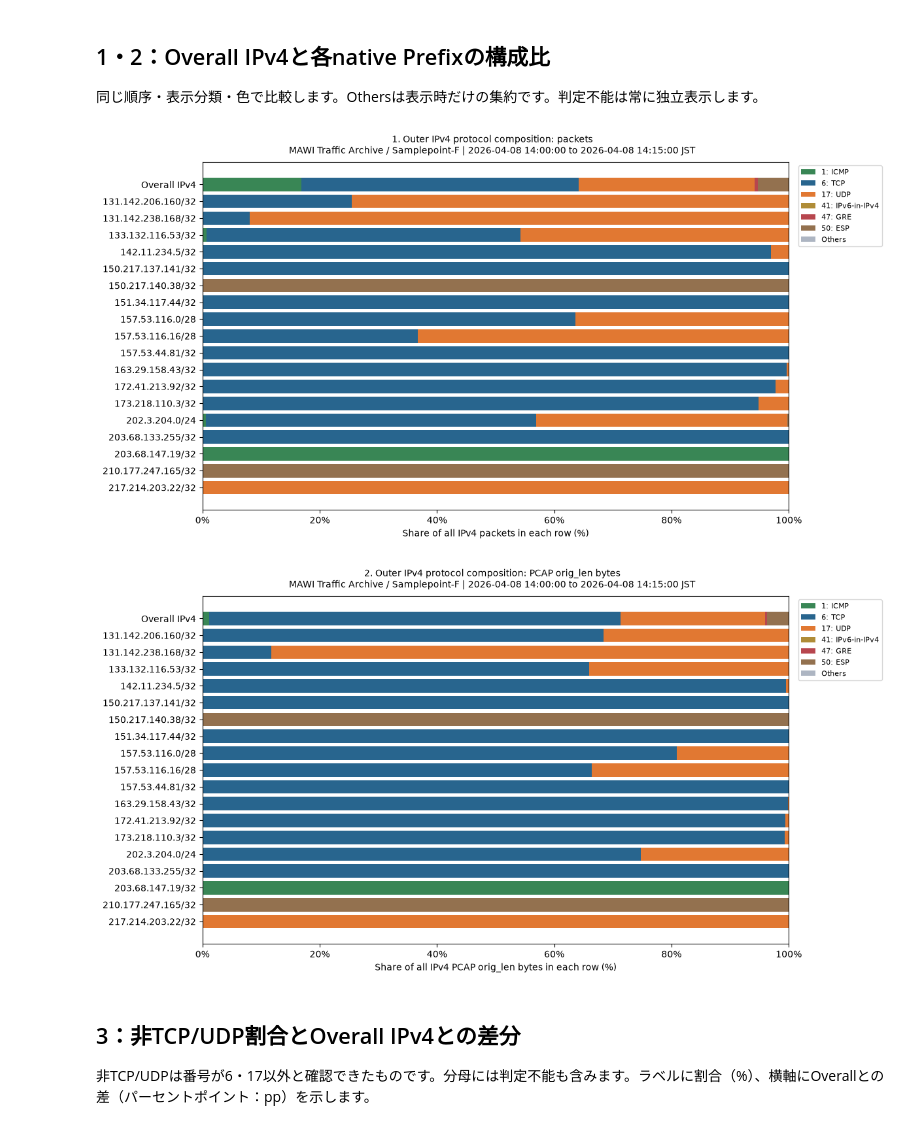
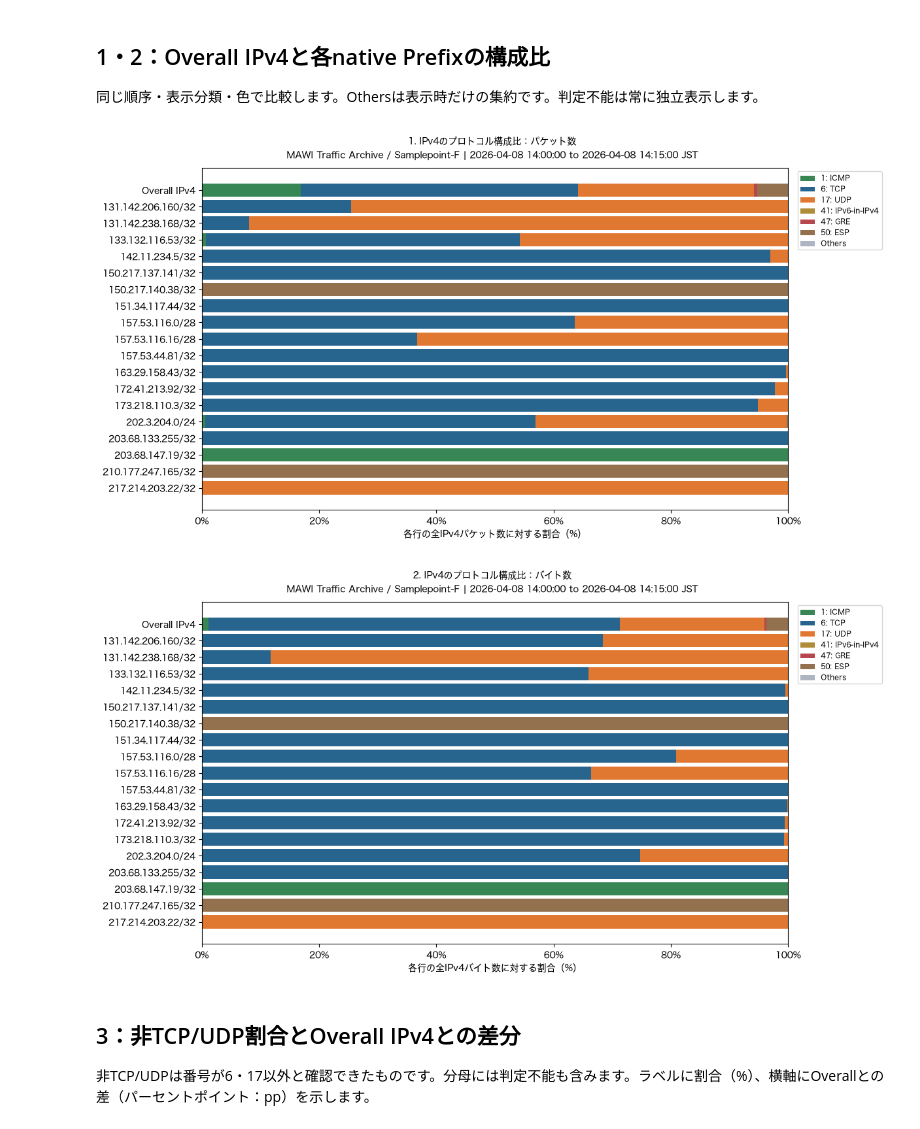
Before and after one commit to ShuntaSakai/mawi-protocol-analysis, a Jupyter notebook: notebook/02_prefix_protocol_distribution.ipynb, the cells around one changed output. Drawn from its saved outputs; the diff is of its cells as text; code cells hidden in the pictures.

```diff
--- a/notebook/02_prefix_protocol_distribution.ipynb
+++ b/notebook/02_prefix_protocol_distribution.ipynb
@@ -31,6 +31,8 @@ from matplotlib.ticker import PercentFormatter
 from IPython.display import display
 
 %matplotlib inline
+
+plt.rcParams["font.family"] = "Hiragino Sans"
 
 if BYTE_METRIC not in {"original_frame_bytes", "ip_packet_bytes"}:
     raise ValueError("Unsupported BYTE_METRIC")
@@ -99,7 +101,7 @@ dataset_caption = DATA_LABEL or f"{manifest['dataset']['name']} / {manifest['dat
 start_label = pd.Timestamp(window["start_jst"]).strftime("%Y-%m-%d %H:%M:%S")
 end_label = pd.Timestamp(window["end_jst"]).strftime("%Y-%m-%d %H:%M:%S")
 caption = f"{dataset_caption} | {start_label} to {end_label} JST"
-byte_label = {"original_frame_bytes": "PCAP orig_len bytes", "ip_packet_bytes": "known IP packet bytes"}[BYTE_METRIC]
+byte_label = {"original_frame_bytes": "バイト数", "ip_packet_bytes": "バイト数"}[BYTE_METRIC]
 labels = {"overall_ipv4": "Overall IPv4", **{p: p for p in prefix_order}, "selected_union": "Selected union"}
 print(caption)
 print("Historical selection:", manifest["prefix_selection"]["historical_selection_verification"])
@@ -186,7 +188,7 @@ def stacked(ax, shares, metric):
     ax.invert_yaxis()
     ax.set_xlim(0, 100)
     ax.xaxis.set_major_formatter(PercentFormatter(100))
-    ax.set_xlabel(f"Share of all IPv4 {('packets' if metric == 'packet_count' else byte_label)} in each row (%)")
+    ax.set_xlabel("各行の全IPv4パケット数に対する割合（%）" if metric == "packet_count" else "各行の全IPv4バイト数に対する割合（%）")
     if len(shares.columns):
         ax.legend(loc="upper left", bbox_to_anchor=(1.01, 1), fontsize=8)
 
@@ -201,14 +203,14 @@ def finish(fig, title):
 # %%
 packet_shares = percent(shown_values("packet_count"), "packet_count")
 byte_shares = percent(shown_values(BYTE_METRIC), BYTE_METRIC)
-for metric, shares, title in (("packet_count", packet_shares, "1. Outer IPv4 protocol composition: packets"),
-                              (BYTE_METRIC, byte_shares, f"2. Outer IPv4 protocol composition: {byte_label}")):
+for metric, shares, title in (("packet_count", packet_shares, "1. IPv4のプロトコル構成比：パケット数"),
+                              (BYTE_METRIC, byte_shares, f"2. IPv4のプロトコル構成比：{byte_label}")):
     fig, ax = plt.subplots(figsize=(FIGSIZE[0], max(FIGSIZE[1], len(scope_order) * .33)), layout="constrained")
     stacked(ax, shares, metric)
     finish(fig, title)
 # %% [output]
-[figure, old version]
+[figure, new version]
-[figure, old version]
+[figure, new version]
 # %% [markdown]
 ## 3：非TCP/UDP割合とOverall IPv4との差分
 
```
Also changed, not shown: parts of 3 cells of this notebook.
